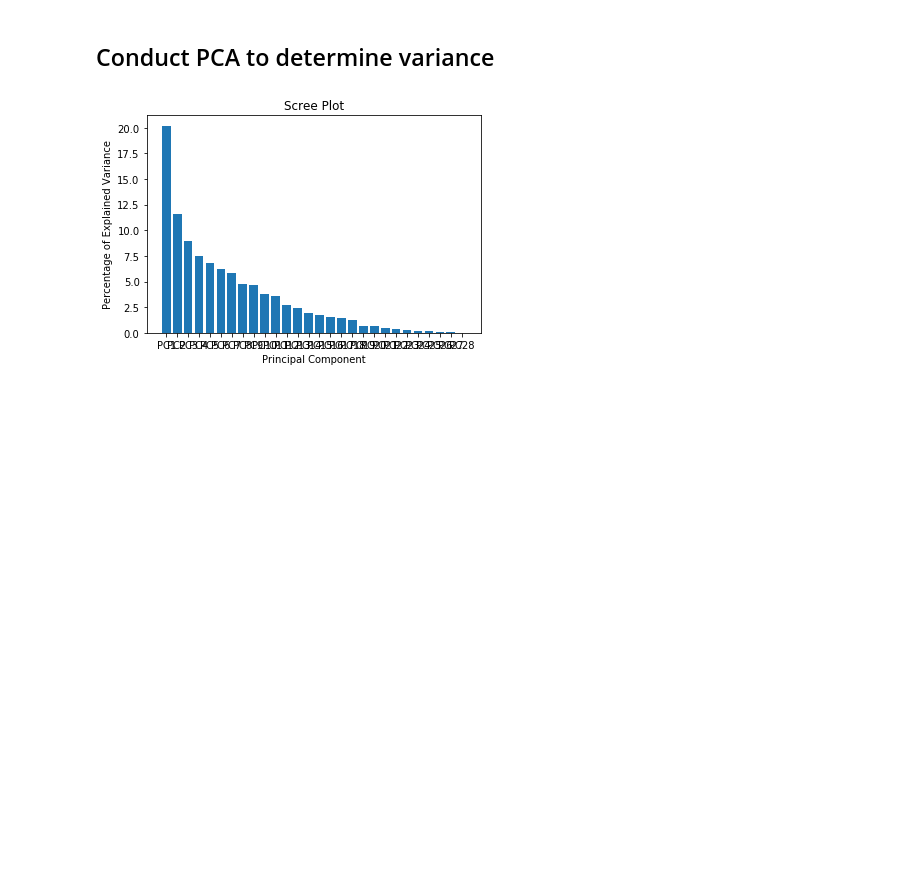
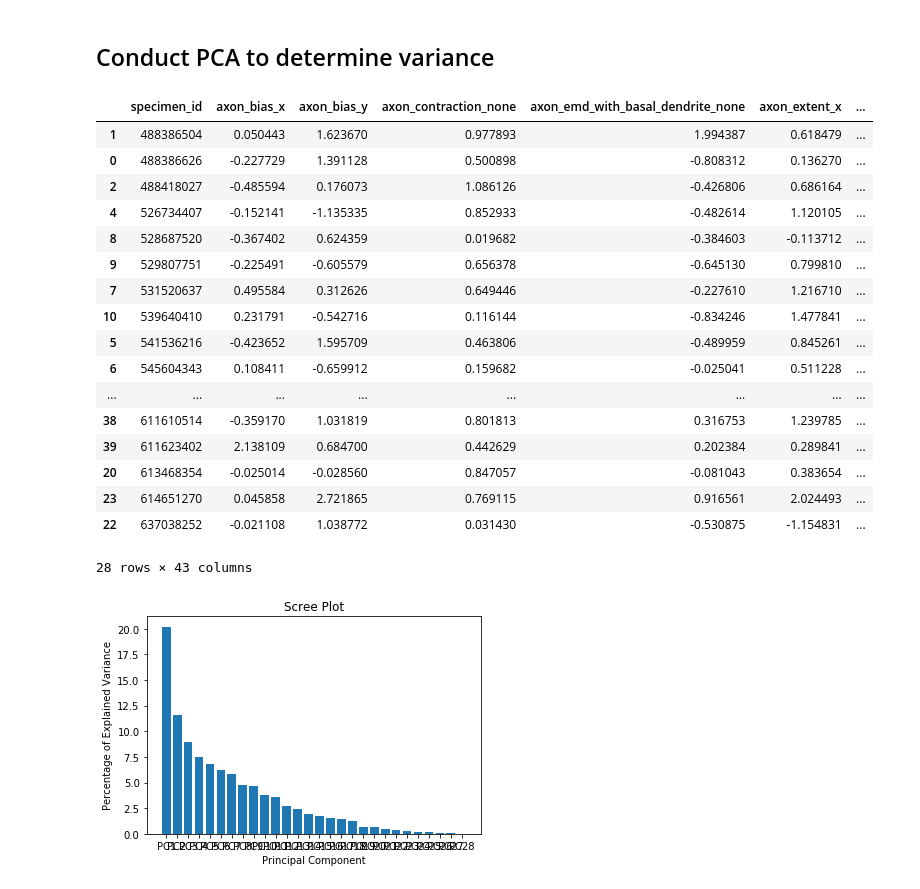
Before and after one commit to justin-yj-lee/AllenInstitute-HumanMorph, a Jupyter notebook: Aspiny_Human_ME_Clustering.ipynb, the cells around one changed output. Drawn from its saved outputs; the diff is of its cells as text; code cells hidden in the pictures; blank space fills up the shorter version.

```diff
--- a/Aspiny_Human_ME_Clustering.ipynb
+++ b/Aspiny_Human_ME_Clustering.ipynb
@@ -79,6 +101,27 @@ plotcorr(as_df)
 [figure]
 # %% [markdown]
 ## Conduct PCA to determine variance
+# %%
+as_df
+# %% [output]
+|  | specimen_id | axon_bias_x | axon_bias_y | axon_contraction_none | axon_emd_with_basal_dendrite_none | axon_extent_x | ... |
+| 1 | 488386504 | 0.050443 | 1.623670 | 0.977893 | 1.994387 | 0.618479 | ... |
+| 0 | 488386626 | -0.227729 | 1.391128 | 0.500898 | -0.808312 | 0.136270 | ... |
+| 2 | 488418027 | -0.485594 | 0.176073 | 1.086126 | -0.426806 | 0.686164 | ... |
+| 4 | 526734407 | -0.152141 | -1.135335 | 0.852933 | -0.482614 | 1.120105 | ... |
+| 8 | 528687520 | -0.367402 | 0.624359 | 0.019682 | -0.384603 | -0.113712 | ... |
+| 9 | 529807751 | -0.225491 | -0.605579 | 0.656378 | -0.645130 | 0.799810 | ... |
+| 7 | 531520637 | 0.495584 | 0.312626 | 0.649446 | -0.227610 | 1.216710 | ... |
+| 10 | 539640410 | 0.231791 | -0.542716 | 0.116144 | -0.834246 | 1.477841 | ... |
+| 5 | 541536216 | -0.423652 | 1.595709 | 0.463806 | -0.489959 | 0.845261 | ... |
+| 6 | 545604343 | 0.108411 | -0.659912 | 0.159682 | -0.025041 | 0.511228 | ... |
+| ... | ... | ... | ... | ... | ... | ... | ... |
+| 38 | 611610514 | -0.359170 | 1.031819 | 0.801813 | 0.316753 | 1.239785 | ... |
+| 39 | 611623402 | 2.138109 | 0.684700 | 0.442629 | 0.202384 | 0.289841 | ... |
+| 20 | 613468354 | -0.025014 | -0.028560 | 0.847057 | -0.081043 | 0.383654 | ... |
+| 23 | 614651270 | 0.045858 | 2.721865 | 0.769115 | 0.916561 | 2.024493 | ... |
+| 22 | 637038252 | -0.021108 | 1.038772 | 0.031430 | -0.530875 | -1.154831 | ... |
+28 rows × 43 columns
 # %%
 from sklearn.decomposition import PCA
 from sklearn.preprocessing import StandardScaler
```
Also changed, not shown: parts of 14 cells of this notebook, 1 other file.
